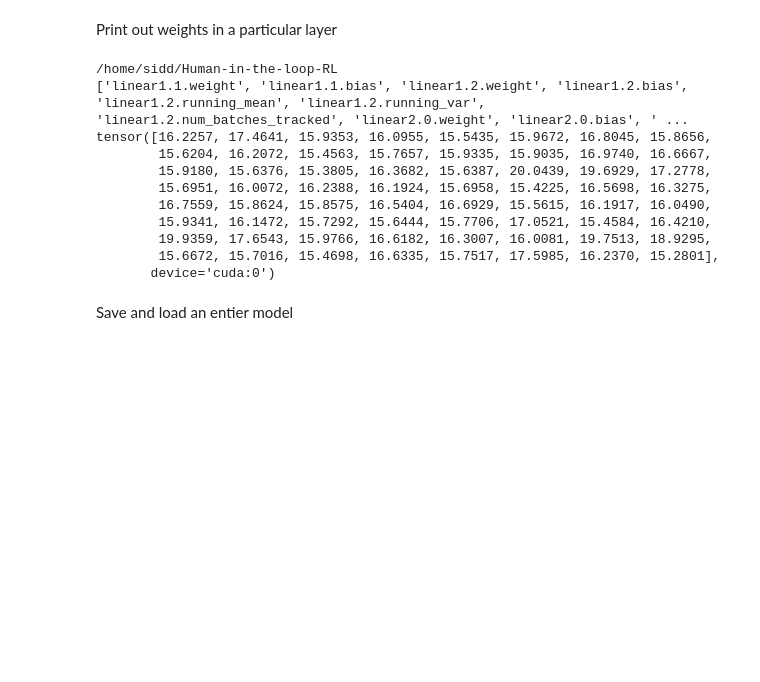
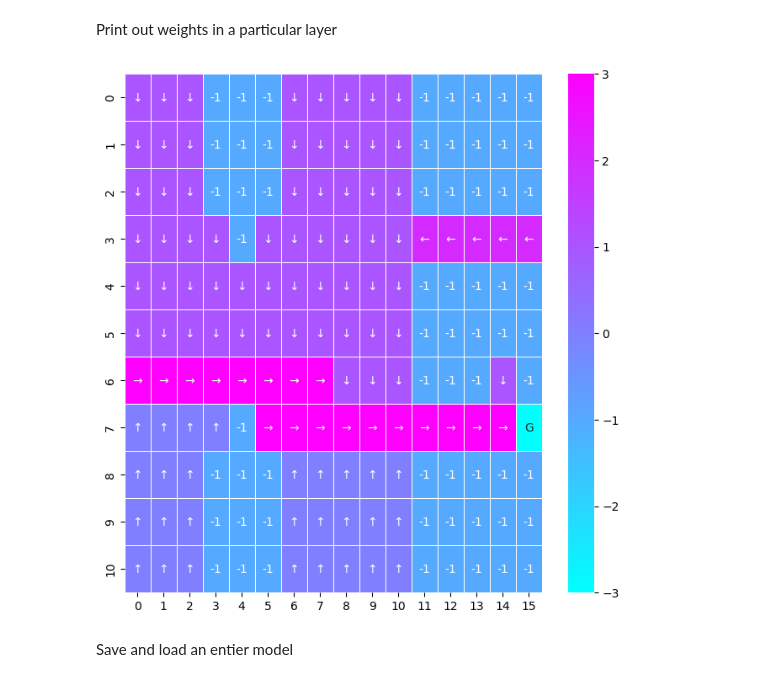
Before and after one commit to SiddharthSingi/Human-in-the-loop-RL, a Jupyter notebook: DQN_sparse_map/test.ipynb, the cells around one changed output. Saved outputs shown, nothing was run; the diff lists cells and outputs as text; code cells hidden in the pictures; blank space fills up the shorter version.

```diff
--- a/DQN_sparse_map/test.ipynb
+++ b/DQN_sparse_map/test.ipynb
@@ -237,33 +237,47 @@ plt.savefig('delete_plot.jpg')
 [figure]
 # %% [markdown]
 Print out weights in a particular layer
-# %%
-import torch
-import os
-from neural_model import NeuralNet
-os.chdir('/home/sidd/Human-in-the-loop-RL/')
-print(os.getcwd())
-
-Vmodel = torch.load('DQN_sparse_map/100k/v2/models/Vmodel.pth')
-
-# test = NeuralNet()
-# torch.save(test.state_dict(), 'deletemodel.pth')
-test = torch.load('deletemodel.pth')
-
-# print([key for key in test])
-print([key for key in Vmodel])
-print(Vmodel['linear3.1.weight'])
-# %% [output]
-/home/sidd/Human-in-the-loop-RL
-['linear1.1.weight', 'linear1.1.bias', 'linear1.2.weight', 'linear1.2.bias', 'linear1.2.running_mean', 'linear1.2.running_var', 'linear1.2.num_batches_tracked', 'linear2.0.weight', 'linear2.0.bias', ' ...
-tensor([16.2257, 17.4641, 15.9353, 16.0955, 15.5435, 15.9672, 16.8045, 15.8656,
-        15.6204, 16.2072, 15.4563, 15.7657, 15.9335, 15.9035, 16.9740, 16.6667,
-        15.9180, 15.6376, 15.3805, 16.3682, 15.6387, 20.0439, 19.6929, 17.2778,
-        15.6951, 16.0072, 16.2388, 16.1924, 15.6958, 15.4225, 16.5698, 16.3275,
-        16.7559, 15.8624, 15.8575, 16.5404, 16.6929, 15.5615, 16.1917, 16.0490,
-        15.9341, 16.1472, 15.7292, 15.6444, 15.7706, 17.0521, 15.4584, 16.4210,
-        19.9359, 17.6543, 15.9766, 16.6182, 16.3007, 16.0081, 19.7513, 18.9295,
-        15.6672, 15.7016, 15.4698, 16.6335, 15.7517, 17.5985, 16.2370, 15.2801],
-       device='cuda:0')
+# %%
+import numpy as np
+import matplotlib.pyplot as plt
+import seaborn as sns
+
+grid = np.zeros((11,16))
+# Obstacle
+grid[0:3, 3:6] = -1
+grid[8:11, 3:6] = -1
+grid[3, 4] = -1
+grid[7, 4] = -1
+grid[0:3, 11:16] = -1
+grid[4:7, 11:16] = -1
+grid[8:11, 11:16] = -1
+grid[6, 14] = 0
+
+# Goal
+grid[7, 15] = -3
+
+# Setting expert policy
+grid[0:7, 6:11] = 1
+grid[6, 14] = 1
+grid[3, 3] = 1
+grid[0:6, 0:3] = 1
+grid[3, 5] = 1
+grid[4:6, 3:6] = 1
+grid[3, 11:16] = 2
+grid[6, 0:8] = 3
+grid[7, 5:15] = 3
+
+
+num_to_arrow = {0: u'\u2191', 1: u'\u2193', 2: u'\u2190', 3: u'\u2192', -1:'-1', -3:'G'}
+f = np.vectorize(lambda x: num_to_arrow[x])
+arrows = f(grid)
+
+np.save('Ocean/expert_policy.npy', grid.astype(int))
+
+fig, ax = plt.subplots(figsize=(8,8))
+ax = sns.heatmap(grid, annot=arrows, fmt="s", cmap='cool', linewidths=.5)
+plt.show()
+# %% [output]
+[figure, added]
 # %% [markdown]
 Save and load an entier model
```
Also changed, not shown: 5 other files.
